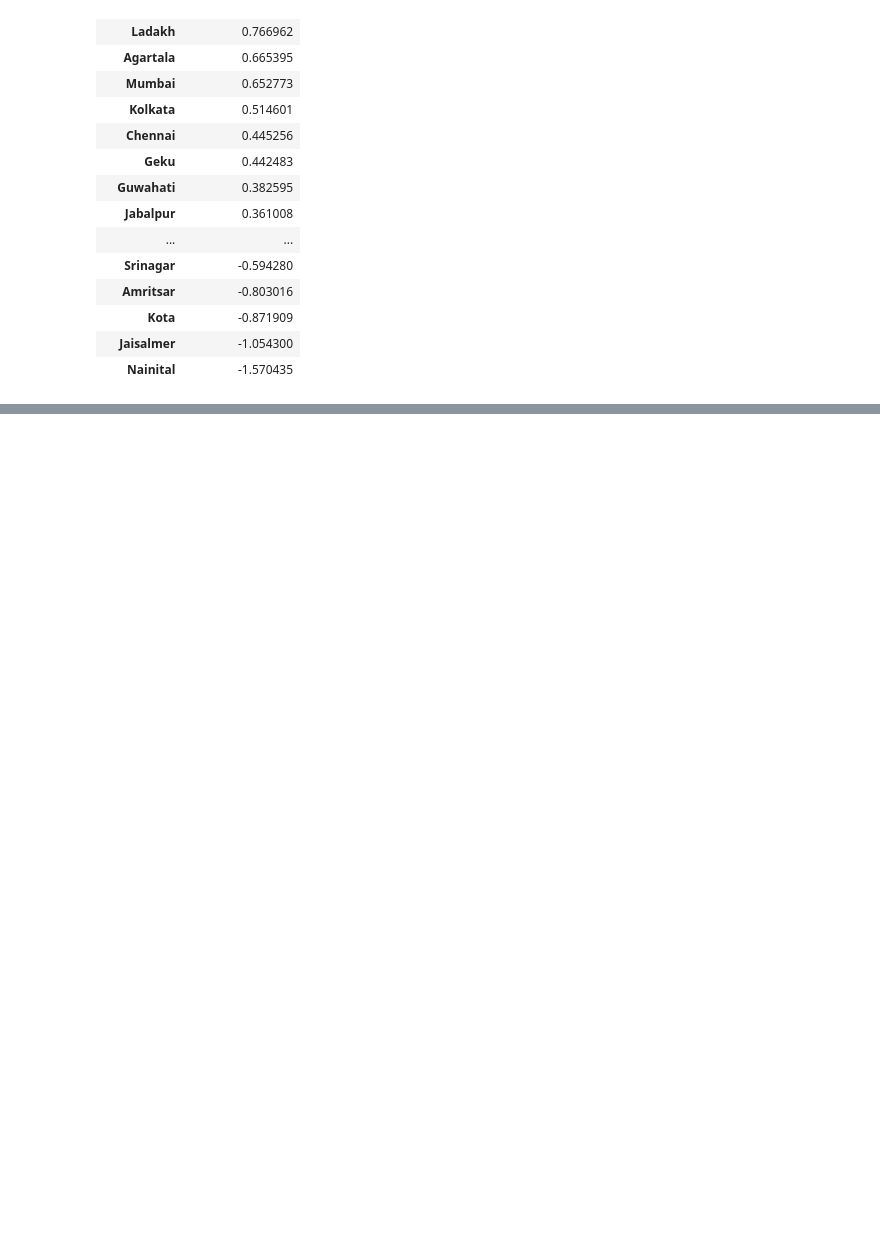
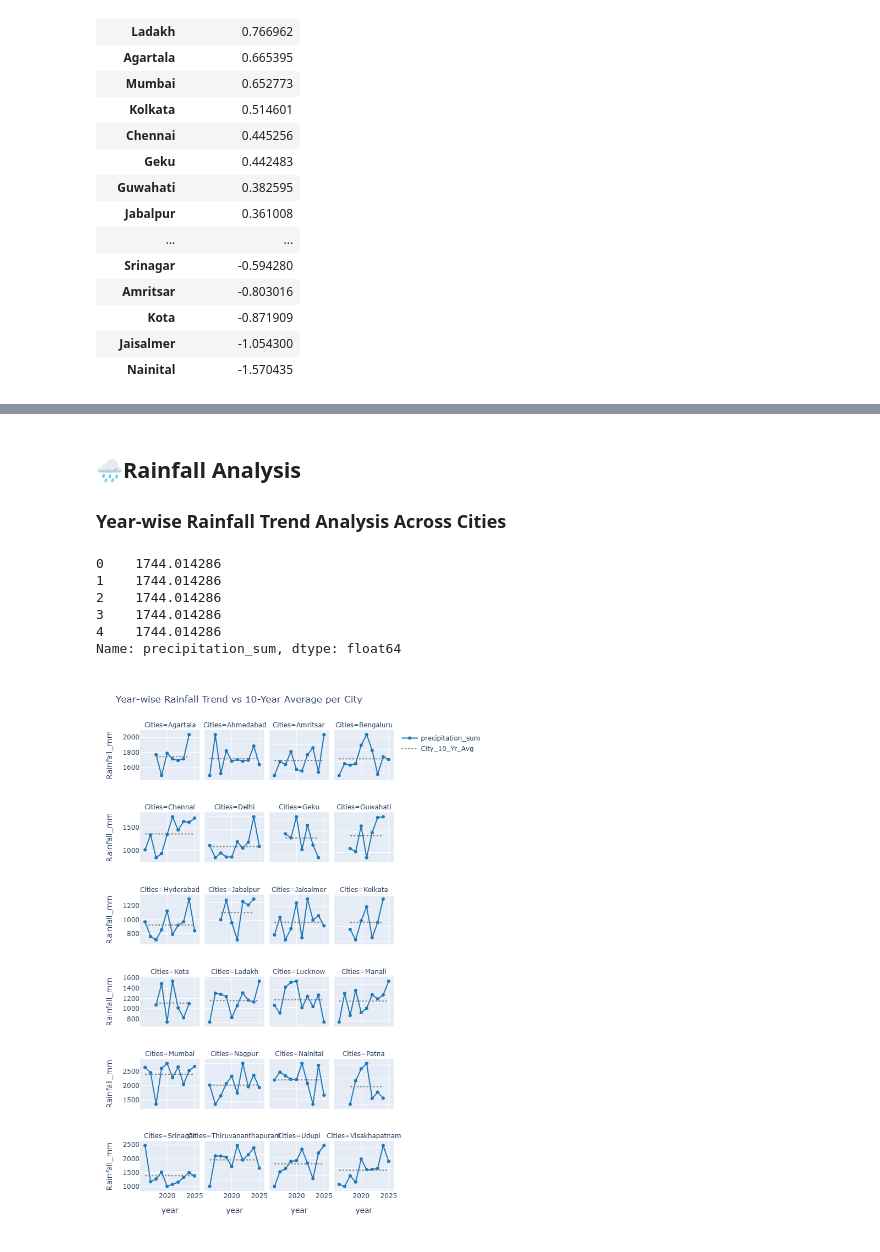
Before and after one commit to Harkeerat9406/Weather_Data_Analysis, a Jupyter notebook: Weather_Analysis.ipynb, the cells around one changed output, grey strips where cells are left out. Drawn from its saved outputs; the diff is of its cells as text; code cells hidden in the pictures; blank space fills up the shorter version.

```diff
--- a/Weather_Analysis.ipynb
+++ b/Weather_Analysis.ipynb
@@ -769,0 +634,64 @@ yearly_temp
+# %% [markdown]
+## 🌧️Rainfall Analysis
+
+### Year-wise Rainfall Trend Analysis Across Cities
+# %%
+city_avg.head()
+# %% [output]
+0    1744.014286
+1    1744.014286
+2    1744.014286
+3    1744.014286
+4    1744.014286
+Name: precipitation_sum, dtype: float64
+# %%
+# 1. Calculate yearly total rainfall per city
+yearly_rainfall = df.groupby(['Cities', 'year'])['precipitation_sum'].sum().reset_index()
+
+# 2. Calculate the 10-year average rainfall for EACH city
+city_avg = yearly_rainfall.groupby('Cities')['precipitation_sum'].transform('mean')
+yearly_rainfall['City_10_Yr_Avg'] = city_avg
+
+# 3. Melt the dataframe (Plotly Express needs long-format data to plot multiple lines easily)
+df_plot = yearly_rainfall.melt(
+    id_vars=['Cities', 'year'],
+    value_vars=['precipitation_sum', 'City_10_Yr_Avg'],
+    var_name='Rainfall_Type',
+    value_name='Rainfall_mm'
+)
+
+# 4. Create the Facet Plot
+fig = px.line(
+    df_plot,
+    x='year',
+    y='Rainfall_mm',
+    color='Rainfall_Type',         # Splits the data into two lines
+    facet_col='Cities',
+    facet_col_wrap=4,
+    title='Year-wise Rainfall Trend vs 10-Year Average per City',
+    color_discrete_map={
+        'precipitation_sum': '#1f77b4',  # Standard Blue for actual rain
+        'City_10_Yr_Avg': 'gray'         # Gray for the baseline average
+    }
+)
+
+# 5. Styling to make the average line dotted and the actual rain have markers
+# Update the actual rainfall line
+fig.update_traces(mode='lines+markers', selector=dict(name='precipitation_sum'))
+# Update the average line to be dotted with no markers
+fig.update_traces(line=dict(dash='dot'), mode='lines', selector=dict(name='City_10_Yr_Avg'))
+
+# 6. Improve spacing and readability
+fig.update_layout(
+    height=1000,           # Slightly taller to accommodate 24 subplots comfortably
+    width=1200,
+    showlegend=True,       # Keep legend so viewers know what the gray line is
+    legend_title_text=''
+)
+
+# Optional: Free the Y-axes so flat-line cities (Jaisalmer) aren't squashed by wet cities (Guwahati)
+fig.update_yaxes(matches=None)
+
+fig.show()
+# %% [output]
+[figure, added]
```
Also changed, not shown: parts of 60 cells of this notebook, 19 other files.
